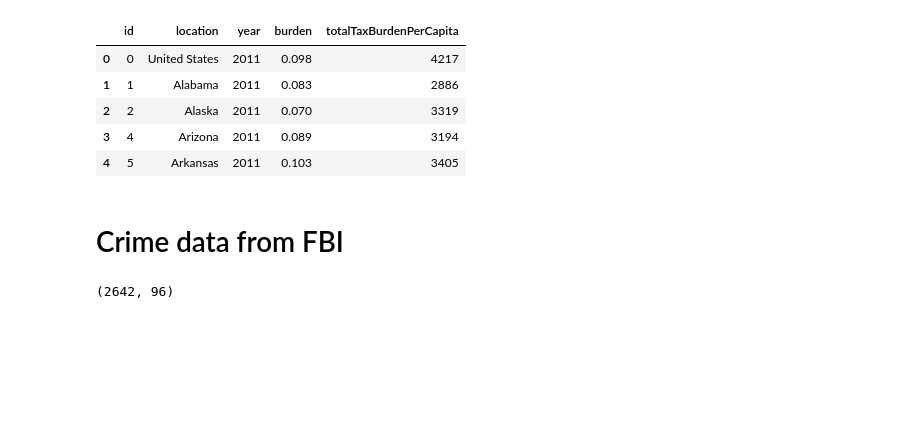
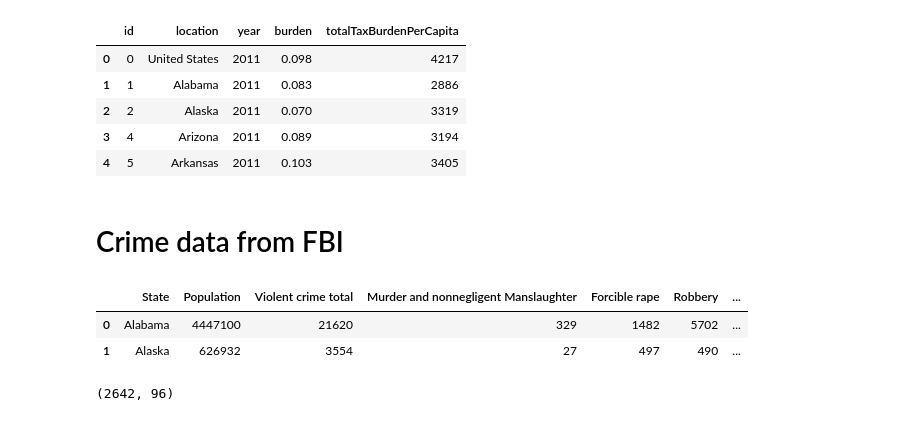
Before and after one commit to MLTaylor880/capstone, a Jupyter notebook: Capstone getting the data.ipynb, the cells around one changed output. Saved outputs shown, nothing was run; the diff lists cells and outputs as text; code cells hidden in the pictures; blank space fills up the shorter version.

```diff
--- a/Capstone getting the data.ipynb
+++ b/Capstone getting the data.ipynb
@@ -218,3 +233,9 @@ taxBurden.head()
+# %%
+metroFBI.head(2)
+# %% [output]
+|  | State | Population | Violent crime total | Murder and nonnegligent Manslaughter | Forcible rape | Robbery | ... |
+| 0 | Alabama | 4447100 | 21620 | 329 | 1482 | 5702 | ... |
+| 1 | Alaska | 626932 | 3554 | 27 | 497 | 490 | ... |
 # %%
 leftJoin=pd.merge(popAgeSexMetro,metroChangesinPop, on='CBSA' )
 # %%
```
Also changed, not shown: parts of 2 cells of this notebook, 1 other file.
